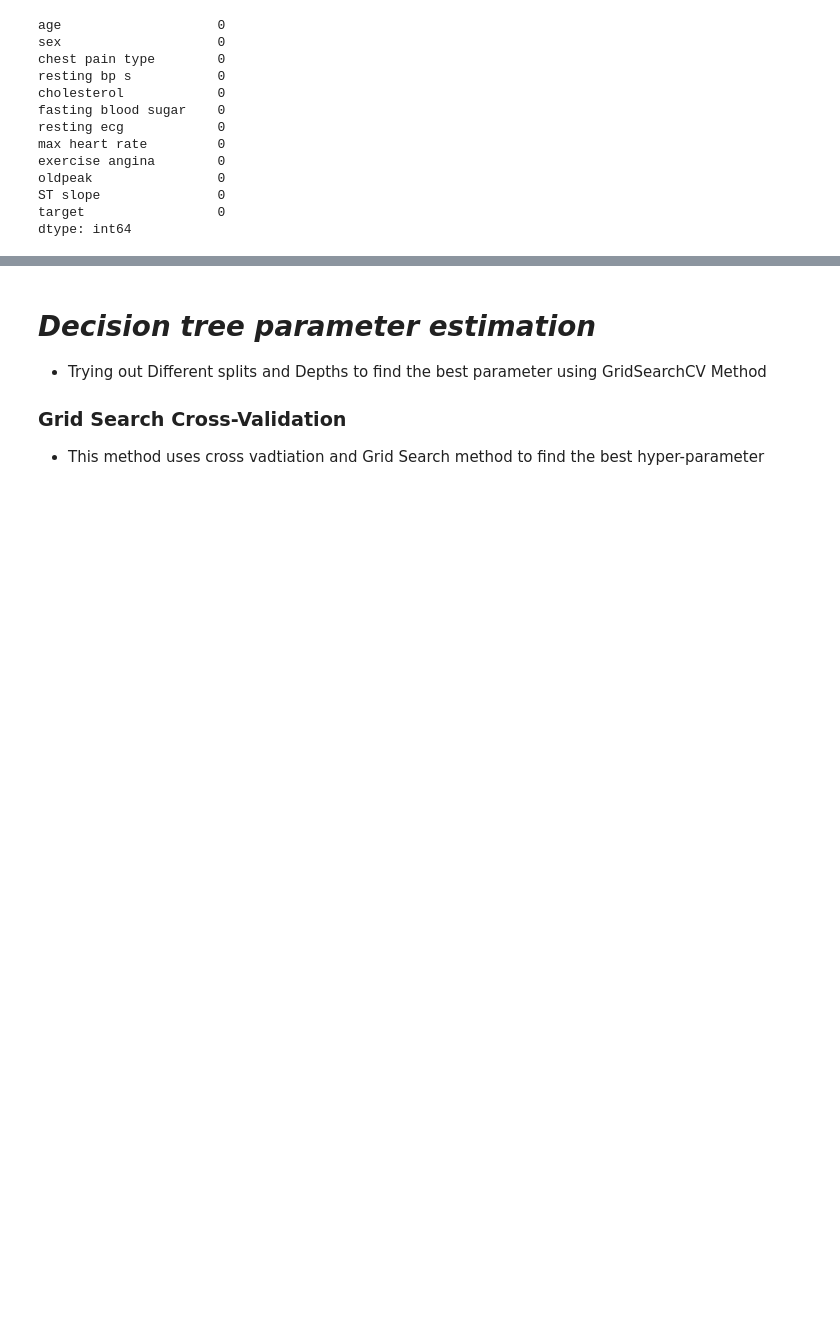
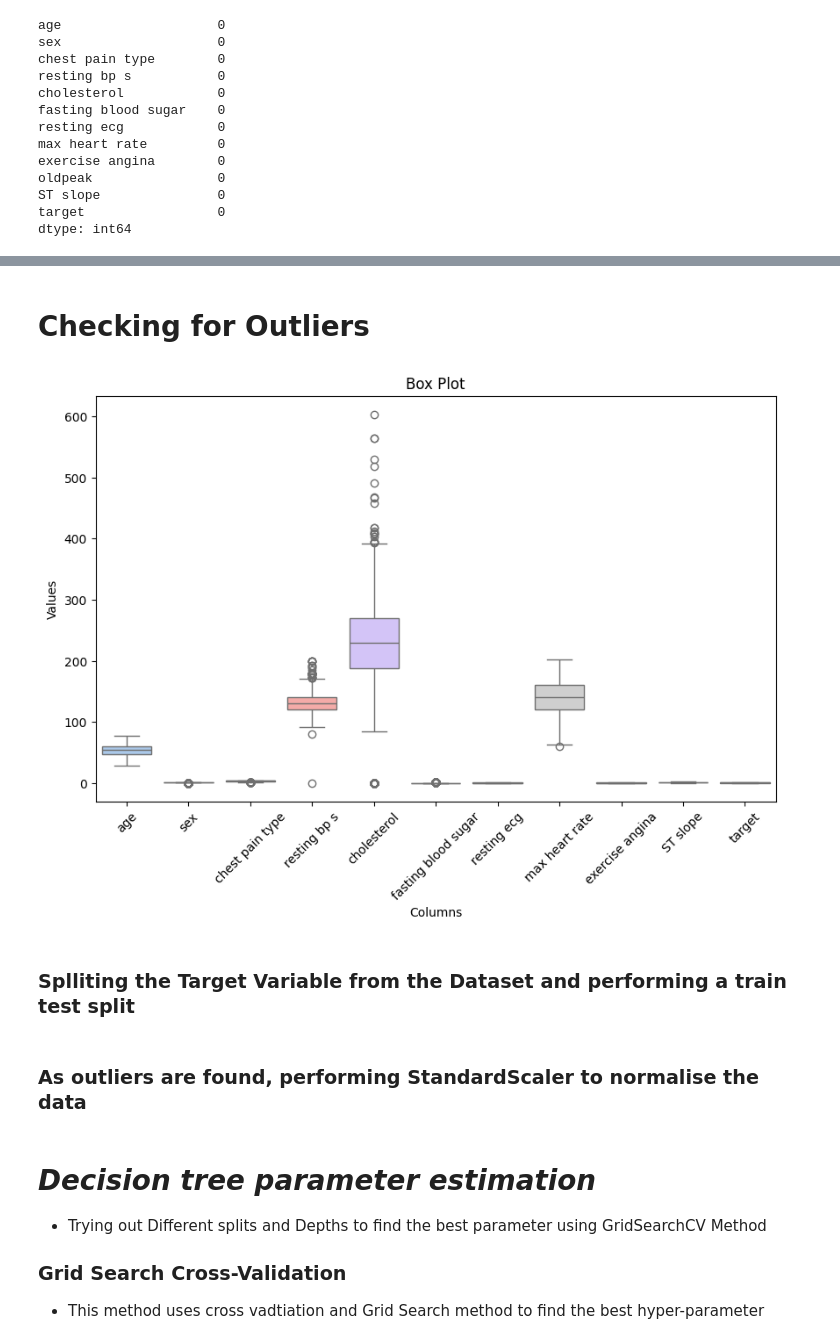
Before and after one commit to Abhkrishnan/MachineLearningGroup12, a Jupyter notebook: Dataset 1 HeartDiseaseClassification/HeartDiseaseClassification.ipynb, the cells around one changed output, grey strips where cells are left out. Drawn from its saved outputs; the diff is of its cells as text; code cells hidden in the pictures; blank space fills up the shorter version.

Commit message:
Readme 2.0 and Dataset 1 modification

```diff
--- a/Dataset 1 HeartDiseaseClassification/HeartDiseaseClassification.ipynb
+++ b/Dataset 1 HeartDiseaseClassification/HeartDiseaseClassification.ipynb
@@ -89,8 +86,31 @@ for column in ColList:
+# %% [markdown]
+# Checking for Outliers
+# %%
+
+intColumnsList = list(df.select_dtypes('int64').columns)
+
+# Subset the DataFrame with only integer columns
+int_df = df[intColumnsList]
+
+# Plot all integer columns in a single boxplot
+plt.figure(figsize=(10, 6))
+sns.boxplot(data=int_df, palette="pastel")
+plt.title("Box Plot")
+plt.xlabel("Columns")
+plt.ylabel("Values")
+plt.xticks(rotation=45)
+plt.show()
+# %% [output]
+[figure, added]
+# %% [markdown]
+### Splliting the Target Variable from the Dataset and performing a train test split
 # %%
 X = df.drop(columns=['target'])
 y = df['target']
 # %%
 X_train, X_test, y_train, y_test = train_test_split(X, y, test_size=0.2, random_state=100)
+# %% [markdown]
+### As outliers are found, performing StandardScaler to normalise the data
 # %%
 scaler = StandardScaler()
 X_train = scaler.fit_transform(X_train)
```
Also changed, not shown: parts of 18 cells of this notebook, 1 other file.
